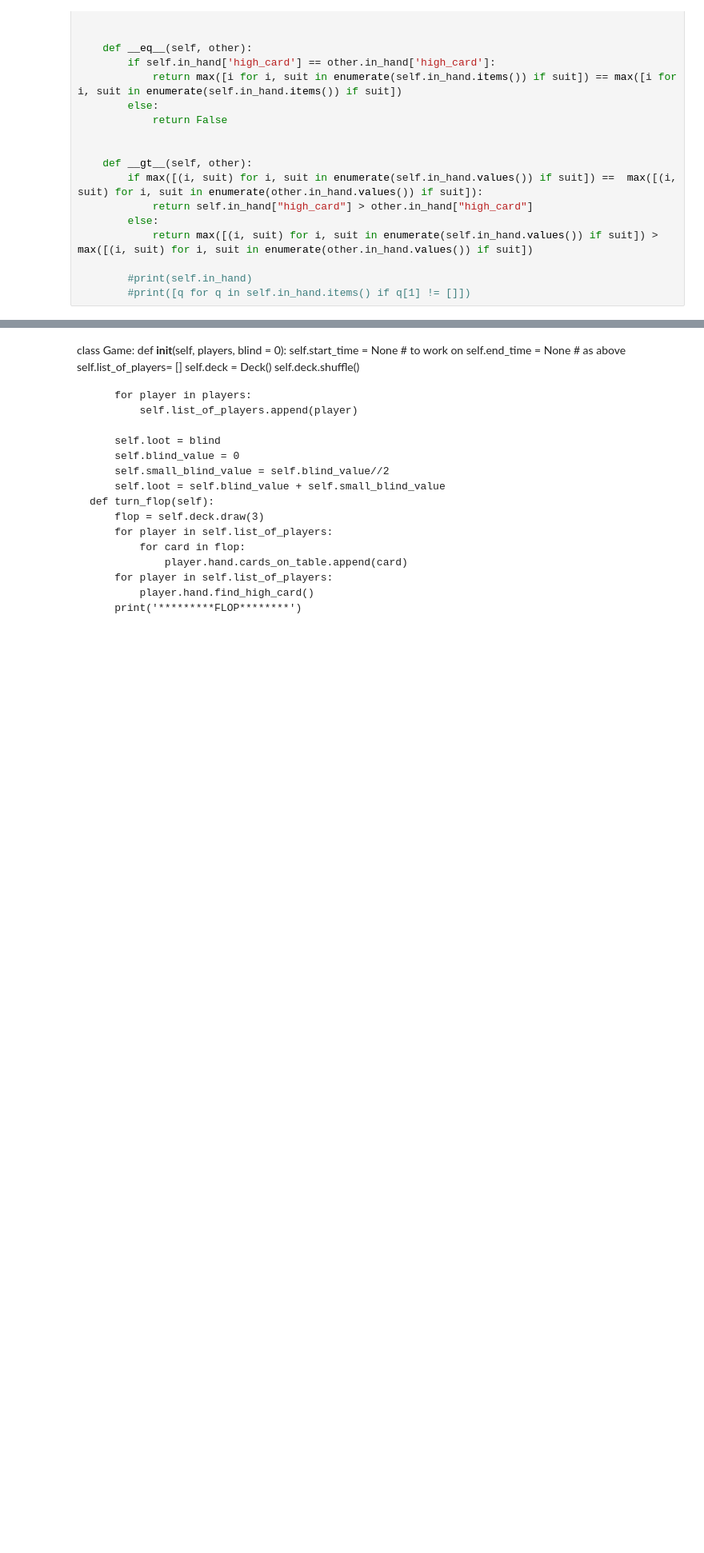
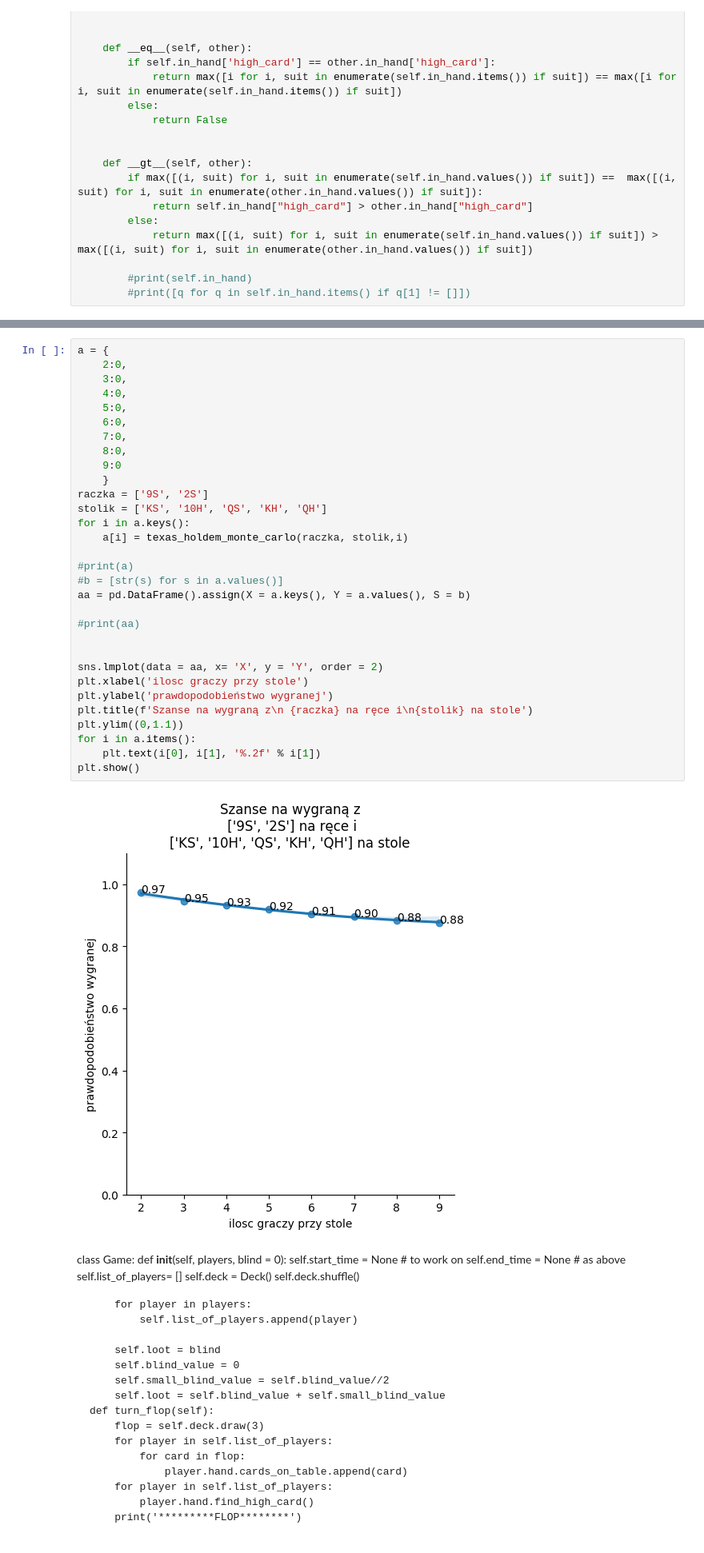
Before and after one commit to ninj4i/poker, a Jupyter notebook: pokerek.ipynb, the cells around one changed output, grey strips where cells are left out. Shown: that part at 80% size. Saved outputs shown, nothing was run; the diff lists cells and outputs as text; blank space fills up the shorter version.

```diff
--- a/pokerek.ipynb
+++ b/pokerek.ipynb
@@ -315,3 +338,36 @@ TypeError: only size-1 arrays can be converted to Python scalars
+# %%
+a = {
+    2:0,
+    3:0,
+    4:0,
+    5:0,
+    6:0,
+    7:0,
+    8:0,
+    9:0
+    }
+raczka = ['9S', '2S']
+stolik = ['KS', '10H', 'QS', 'KH', 'QH']
+for i in a.keys():
+    a[i] = texas_holdem_monte_carlo(raczka, stolik,i)
+
+#print(a)
+#b = [str(s) for s in a.values()]
+aa = pd.DataFrame().assign(X = a.keys(), Y = a.values(), S = b)
+
+#print(aa)
+
+
+sns.lmplot(data = aa, x= 'X', y = 'Y', order = 2)
+plt.xlabel('ilosc graczy przy stole')
+plt.ylabel('prawdopodobieństwo wygranej')
+plt.title(f'Szanse na wygraną z\n {raczka} na ręce i\n{stolik} na stole')
+plt.ylim((0,1.1))
+for i in a.items():
+    plt.text(i[0], i[1], '%.2f' % i[1])
+plt.show()
+# %% [output]
+[figure, added]
 # %% [markdown]
 class Game:
     def __init__(self, players, blind = 0):
```
Also changed, not shown: parts of 4 cells of this notebook.
